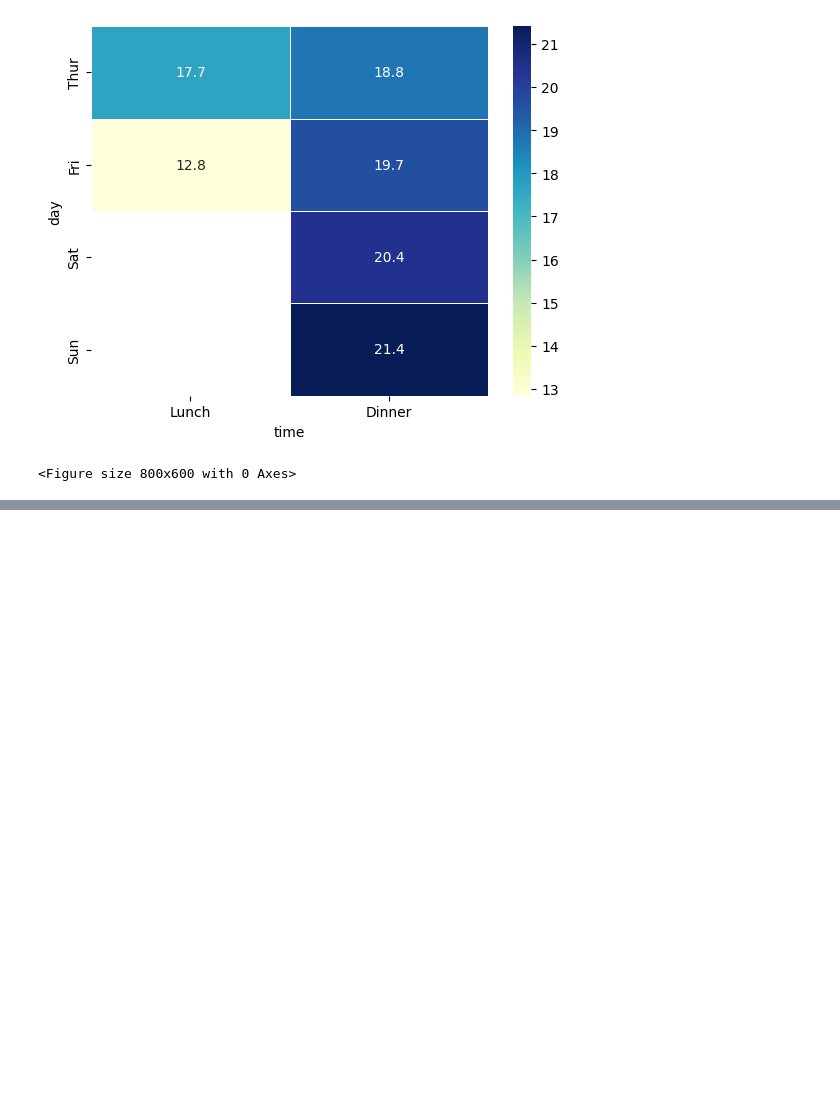
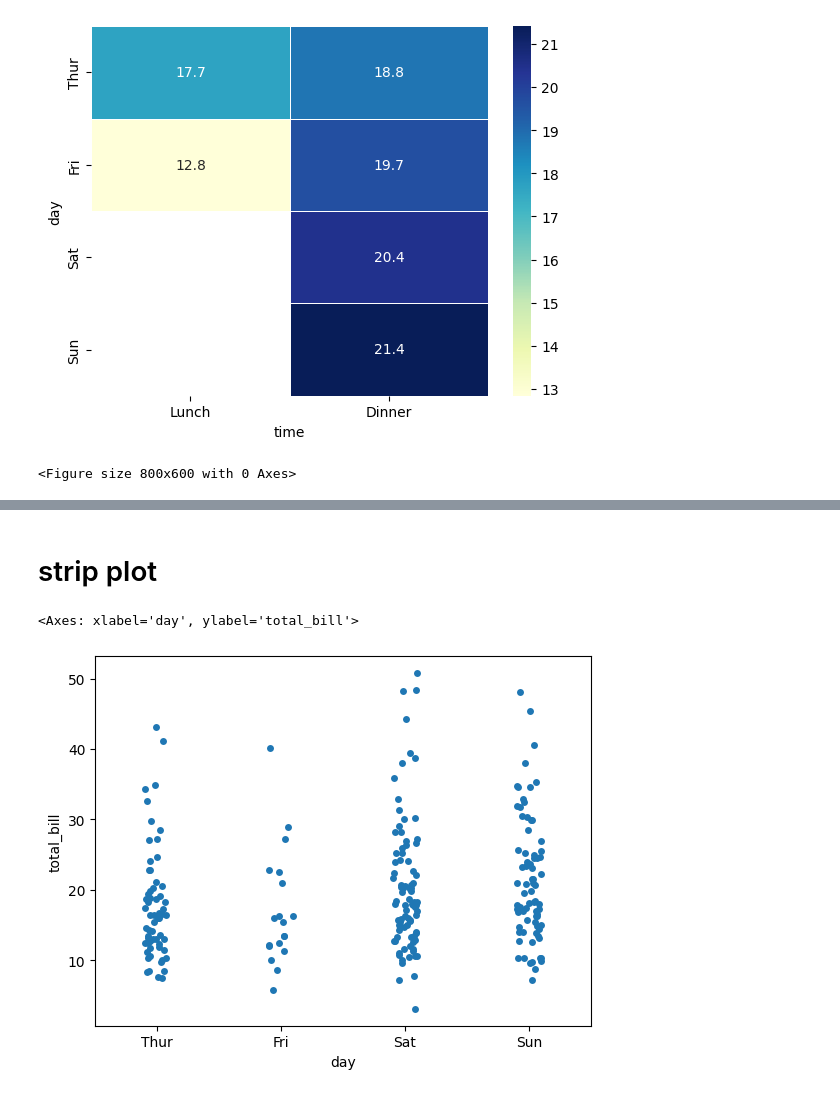
Before and after one commit to anilkumarprakash/datascience, a Jupyter notebook: Practice/seaborn.ipynb, the cells around one changed output, grey strips where cells are left out. Cells and saved outputs as stored; diff of their text form; code cells hidden in the pictures; blank space fills up the shorter version.

```diff
--- a/Practice/seaborn.ipynb
+++ b/Practice/seaborn.ipynb
@@ -205,0 +217,3 @@ plt.figure(figsize=(8, 6))
+# %%
+tips = sns.load_dataset("tips")
+tips.head()
@@ -205,0 +227,7 @@ plt.figure(figsize=(8, 6))
+# %% [markdown]
+# strip plot
+# %%
+sns.stripplot(x='day', y='total_bill', data=tips, jitter=True)
+# %% [output]
+<Axes: xlabel='day', ylabel='total_bill'>
+[figure, added]
```
Also changed, not shown: parts of 17 cells of this notebook.
